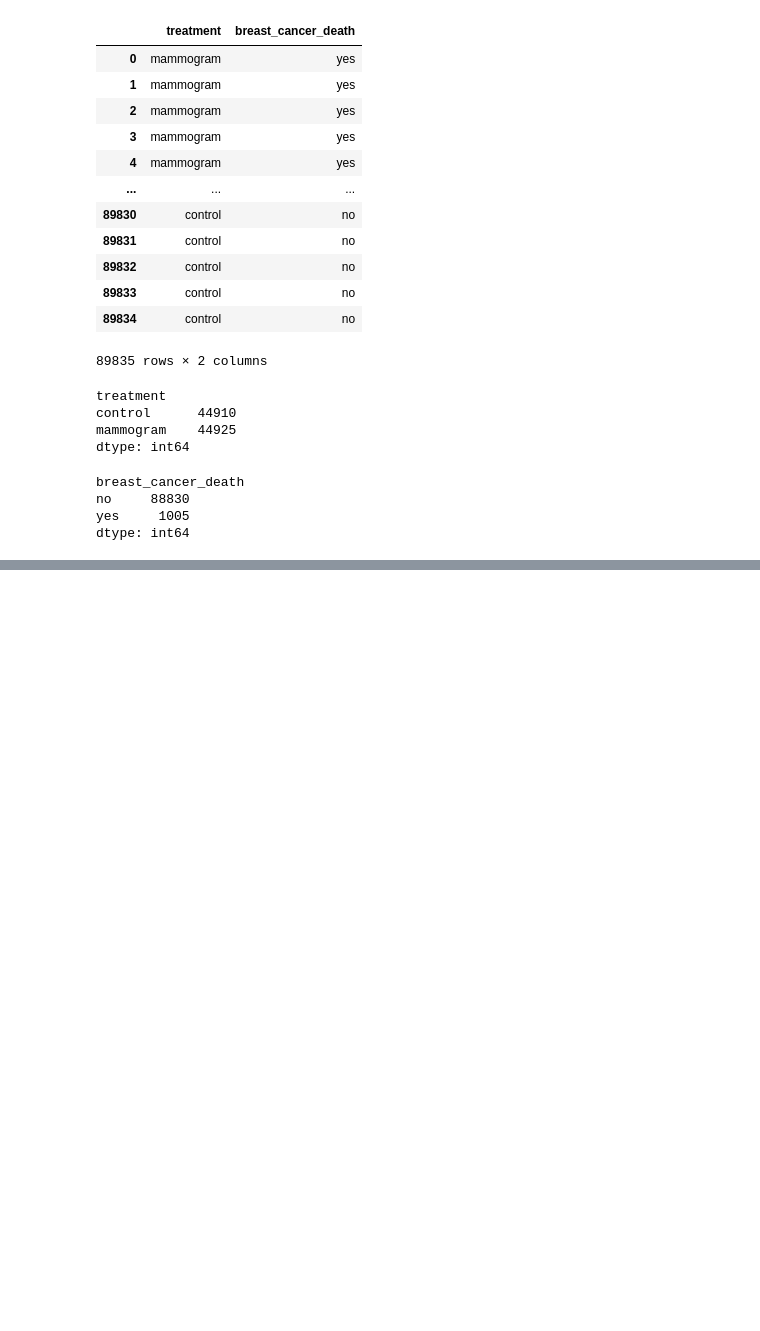
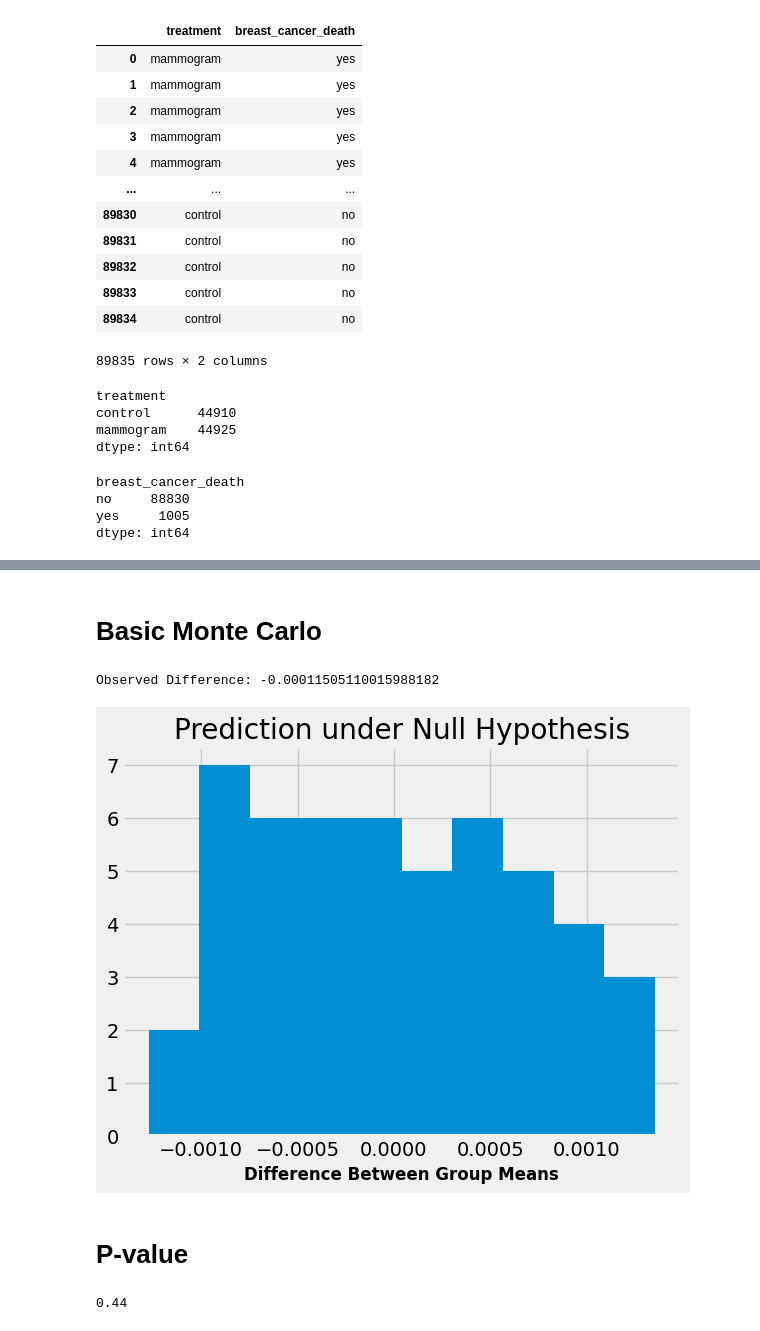
Before and after one commit to DylanPrinsloo/UCode, a Jupyter notebook: Year 1/Semester 1/Python/Lessons/session13.ipynb, the cells around one changed output, grey strips where cells are left out. Saved outputs shown, nothing was run; the diff lists cells and outputs as text; code cells hidden in the pictures; blank space fills up the shorter version.

```diff
--- a/Year 1/Semester 1/Python/Lessons/session13.ipynb
+++ b/Year 1/Semester 1/Python/Lessons/session13.ipynb
@@ -91,0 +176,17 @@ dtype: int64
+# %%
+#Let's put this all into a function
+def one_simulated_difference(table, label, group_label):
+    """Takes: name of table, column label of numerical variable,
+    column label of group-label variable
+    Returns: Difference of means of the two groups after shuffling labels"""
+
+    # array of shuffled labels
+    shuffled_labels = np.random.permutation(table[group_label])
+
+    # table of numerical variable and shuffled labels
+    table['Shuffled Label'] = shuffled_labels
+
+    return difference_of_means(table, label, 'Shuffled Label')
+# %%
+#Test this function
+one_simulated_difference(mammogram, 'indicator','treatment')
@@ -91,0 +195,10 @@ dtype: int64
+# %%
+#Let's run this multiple times
+differences = []
+for i in np.arange(50):
+  new_difference = one_simulated_difference(mammogram, 'indicator','treatment')
+  differences.append(new_difference)
+# %%
+# Diffrences
+differences=np.array(differences)
+differences
@@ -91,0 +219,25 @@ dtype: int64
+# %% [markdown]
+# Basic Monte Carlo
+# %%
+#Let's plot the distribution from the results above
+table = pd.DataFrame({'Difference Between Group Means' : differences})
+table.hist('Difference Between Group Means')
+
+
+plots.title('Prediction under Null Hypothesis')
+plots.xlabel('Difference Between Group Means', fontsize=12 ,fontweight='bold')
+
+
+
+
+
+print('Observed Difference:', observed_difference)
+# %% [output]
+Observed Difference: -0.00011505110015988182
+[figure, added]
+# %% [markdown]
+# P-value
+# %%
+np.count_nonzero(differences <=   observed_difference)/50
+# %% [output]
+0.44
```
Also changed, not shown: parts of 37 cells of this notebook, 2 other files.
